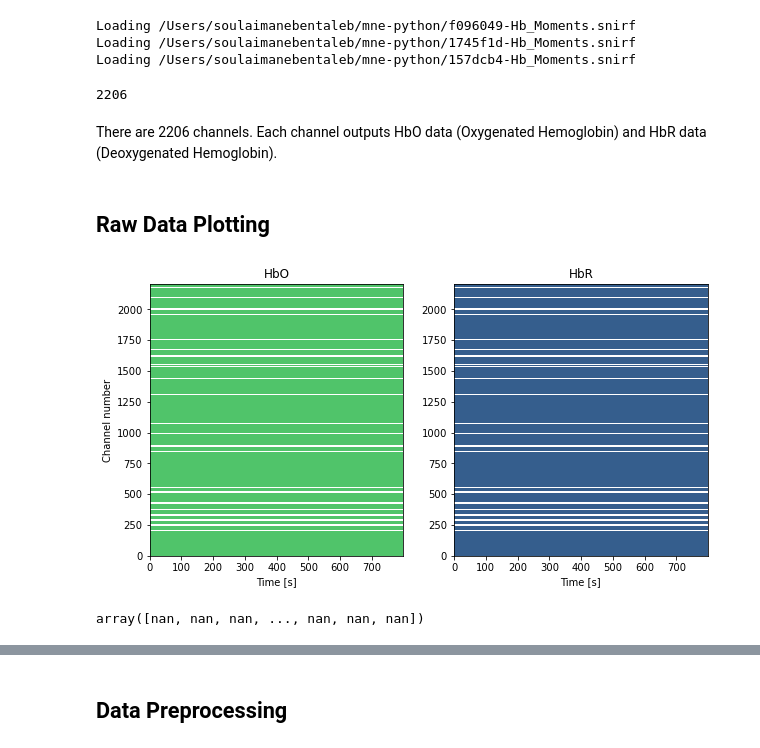
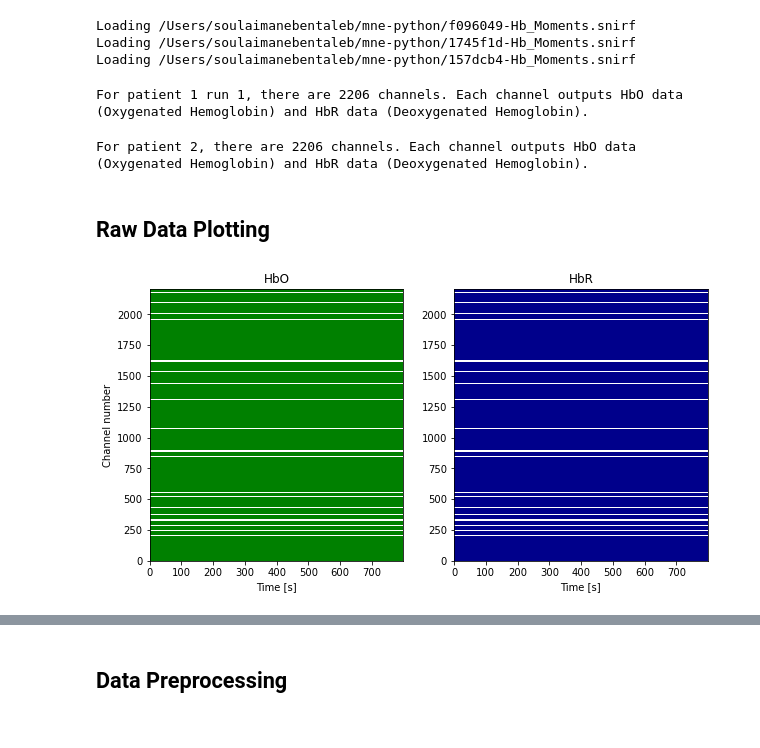
Before and after one commit to 18alia/175-Project, a Jupyter notebook: Project Setup New.ipynb, the cells around one changed output, grey strips where cells are left out. Cells and saved outputs as stored; diff of their text form; code cells hidden in the pictures.

```diff
--- a/Project Setup New.ipynb
+++ b/Project Setup New.ipynb
@@ -50,28 +51,28 @@ assert len(channel_names)==len(channel_locations_3d)
 is_hbo = np.array([1 if channel_name.endswith('hbo') else 0 for channel_name in channel_names], dtype=bool)
 is_hbo_1 = np.array([1 if channel_name_1.endswith('hbo') else 0 for channel_name_1 in channel_names_1], dtype=bool)
 is_hbo_2 = np.array([1 if channel_name_2.endswith('hbo') else 0 for channel_name_2 in channel_names_2], dtype=bool)
-# %%
-len(data[is_hbo, :])
-# %% [output]
-2206
-# %% [markdown]
-There are 2206 channels. Each channel outputs HbO data (Oxygenated Hemoglobin) and HbR data (Deoxygenated Hemoglobin).
+# %%
+#Patient 1 Run 1 number of channels
+print('For patient 1 run 1, there are '+str(len(data[is_hbo, :]))+' channels. Each channel outputs HbO data (Oxygenated Hemoglobin) and HbR data (Deoxygenated Hemoglobin).')
+# %% [output]
+For patient 1 run 1, there are 2206 channels. Each channel outputs HbO data (Oxygenated Hemoglobin) and HbR data (Deoxygenated Hemoglobin).
+# %%
+#Patient 2 number of channels
+print('For patient 2, there are '+str(len(data_2[is_hbo, :]))+' channels. Each channel outputs HbO data (Oxygenated Hemoglobin) and HbR data (Deoxygenated Hemoglobin).')
+# %% [output]
+For patient 2, there are 2206 channels. Each channel outputs HbO data (Oxygenated Hemoglobin) and HbR data (Deoxygenated Hemoglobin).
 # %% [markdown]
 ## Raw Data Plotting
 # %%
 # Plotting raw data from patient 1 run 1
 _, ax = plt.subplots(ncols=2, figsize=(10, 5))
-ax[0].pcolor(snirf.times, np.arange(np.sum(is_hbo)), data[is_hbo, :], shading='nearest')
+ax[0].pcolor(snirf.times, np.arange(np.sum(is_hbo)), data[is_hbo, :], shading='nearest', color='green')
 ax[0].set_title('HbO')
 ax[0].set_xlabel('Time [s]')
 ax[0].set_ylabel('Channel number')
-ax[1].pcolor(snirf.times, np.arange(np.sum(~is_hbo)), data[~is_hbo, :], shading='nearest')
+ax[1].pcolor(snirf.times, np.arange(np.sum(~is_hbo)), data[~is_hbo, :], shading='nearest', color='darkblue')
 ax[1].set_title('HbR')
 ax[1].set_xlabel('Time [s]')
 plt.show()
 # %% [output]
-[figure, old version]
+[figure, new version]
-# %%
-data[is_hbo, :][2000]
-# %% [output]
-array([nan, nan, nan, ..., nan, nan, nan])
```
Also changed, not shown: parts of 22 cells of this notebook.
